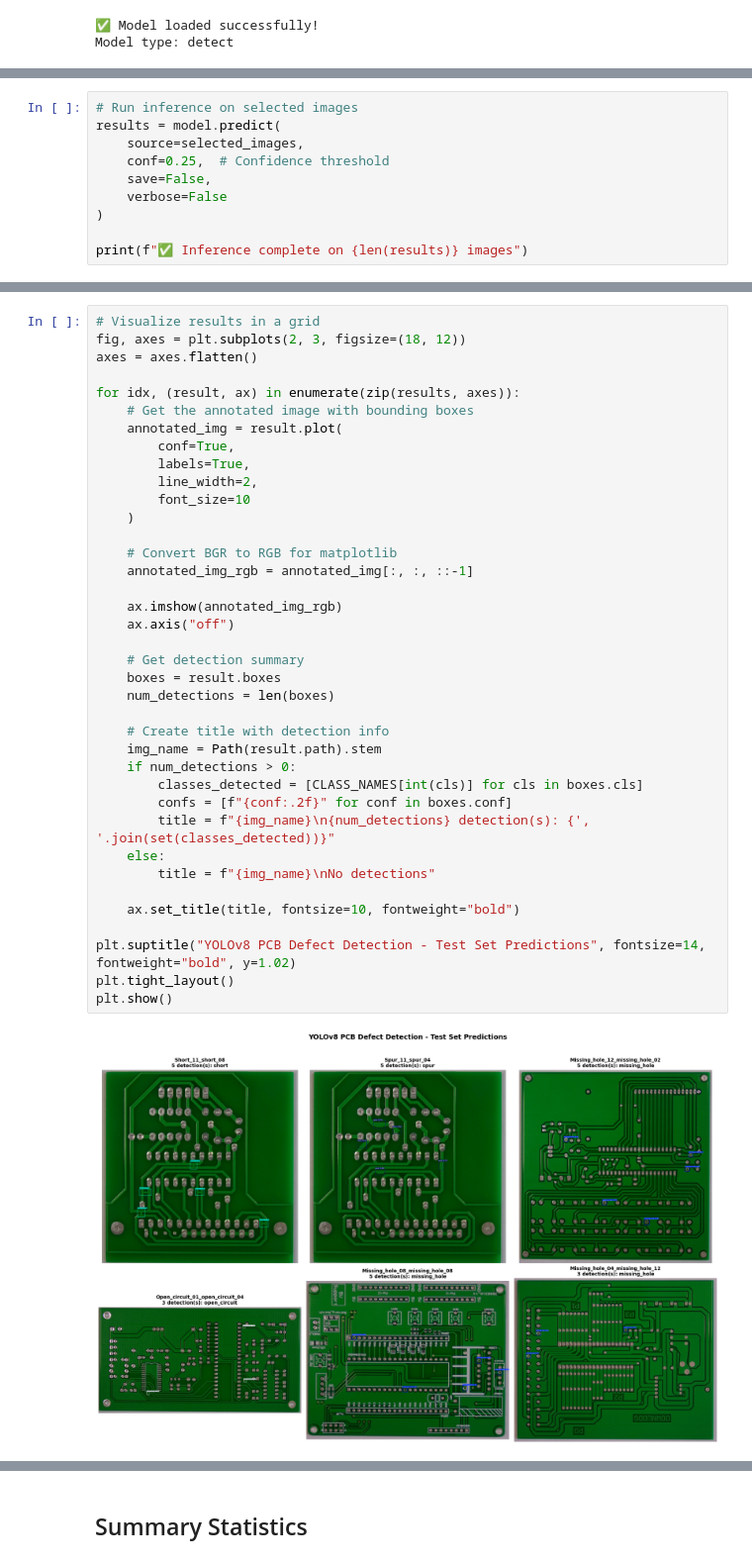
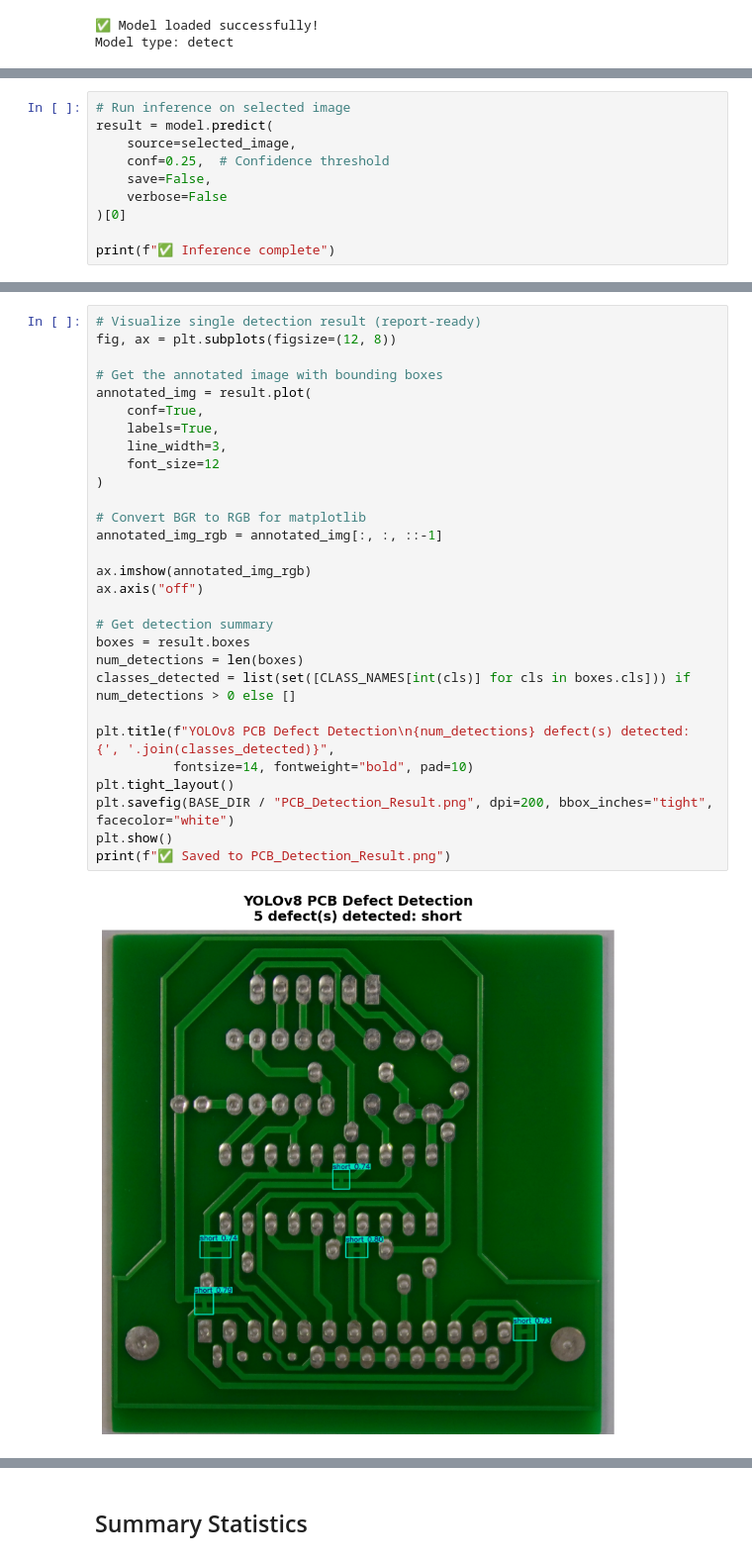
Before and after one commit to p3rc1va1/Automated-Quality-Inspection-Station, a Jupyter notebook: scripts/visualize.ipynb, the cells around one changed output, grey strips where cells are left out. Shown at 99% size. Drawn from its saved outputs; the diff is of its cells as text.

Commit message:
Added some visual files for report

```diff
--- a/scripts/visualize.ipynb
+++ b/scripts/visualize.ipynb
@@ -75,11 +63,11 @@ Selected 6 images for visualization:
 # %%
-# Run inference on selected images
-results = model.predict(
-    source=selected_images,
+# Run inference on selected image
+result = model.predict(
+    source=selected_image,
     conf=0.25,  # Confidence threshold
     save=False,
     verbose=False
-)
+)[0]
 
-print(f"✅ Inference complete on {len(results)} images")
+print(f"✅ Inference complete")
 # %% [output]
@@ -87,40 +75,31 @@ print(f"✅ Inference complete on {len(results)} images")
 # %%
-# Visualize results in a grid
-fig, axes = plt.subplots(2, 3, figsize=(18, 12))
-axes = axes.flatten()
+# Visualize single detection result (report-ready)
+fig, ax = plt.subplots(figsize=(12, 8))
 
-for idx, (result, ax) in enumerate(zip(results, axes)):
-    # Get the annotated image with bounding boxes
-    annotated_img = result.plot(
-        conf=True,
-        labels=True,
-        line_width=2,
-        font_size=10
-    )
+# Get the annotated image with bounding boxes
+annotated_img = result.plot(
+    conf=True,
+    labels=True,
+    line_width=3,
+    font_size=12
+)
 
-    # Convert BGR to RGB for matplotlib
-    annotated_img_rgb = annotated_img[:, :, ::-1]
+# Convert BGR to RGB for matplotlib
+annotated_img_rgb = annotated_img[:, :, ::-1]
 
-    ax.imshow(annotated_img_rgb)
-    ax.axis("off")
+ax.imshow(annotated_img_rgb)
+ax.axis("off")
 
-    # Get detection summary
-    boxes = result.boxes
-    num_detections = len(boxes)
+# Get detection summary
+boxes = result.boxes
+num_detections = len(boxes)
+classes_detected = list(set([CLASS_NAMES[int(cls)] for cls in boxes.cls])) if num_detections > 0 else []
 
-    # Create title with detection info
-    img_name = Path(result.path).stem
-    if num_detections > 0:
-        classes_detected = [CLASS_NAMES[int(cls)] for cls in boxes.cls]
-        confs = [f"{conf:.2f}" for conf in boxes.conf]
-        title = f"{img_name}\n{num_detections} detection(s): {', '.join(set(classes_detected))}"
-    else:
-        title = f"{img_name}\nNo detections"
-
-    ax.set_title(title, fontsize=10, fontweight="bold")
-
-plt.suptitle("YOLOv8 PCB Defect Detection - Test Set Predictions", fontsize=14, fontweight="bold", y=1.02)
+plt.title(f"YOLOv8 PCB Defect Detection\n{num_detections} defect(s) detected: {', '.join(classes_detected)}",
+          fontsize=14, fontweight="bold", pad=10)
 plt.tight_layout()
+plt.savefig(BASE_DIR / "PCB_Detection_Result.png", dpi=200, bbox_inches="tight", facecolor="white")
 plt.show()
+print(f"✅ Saved to PCB_Detection_Result.png")
 # %% [output]
-[figure, old version]
+[figure, new version]
```
Also changed, not shown: parts of 5 cells of this notebook, 2 other files.
